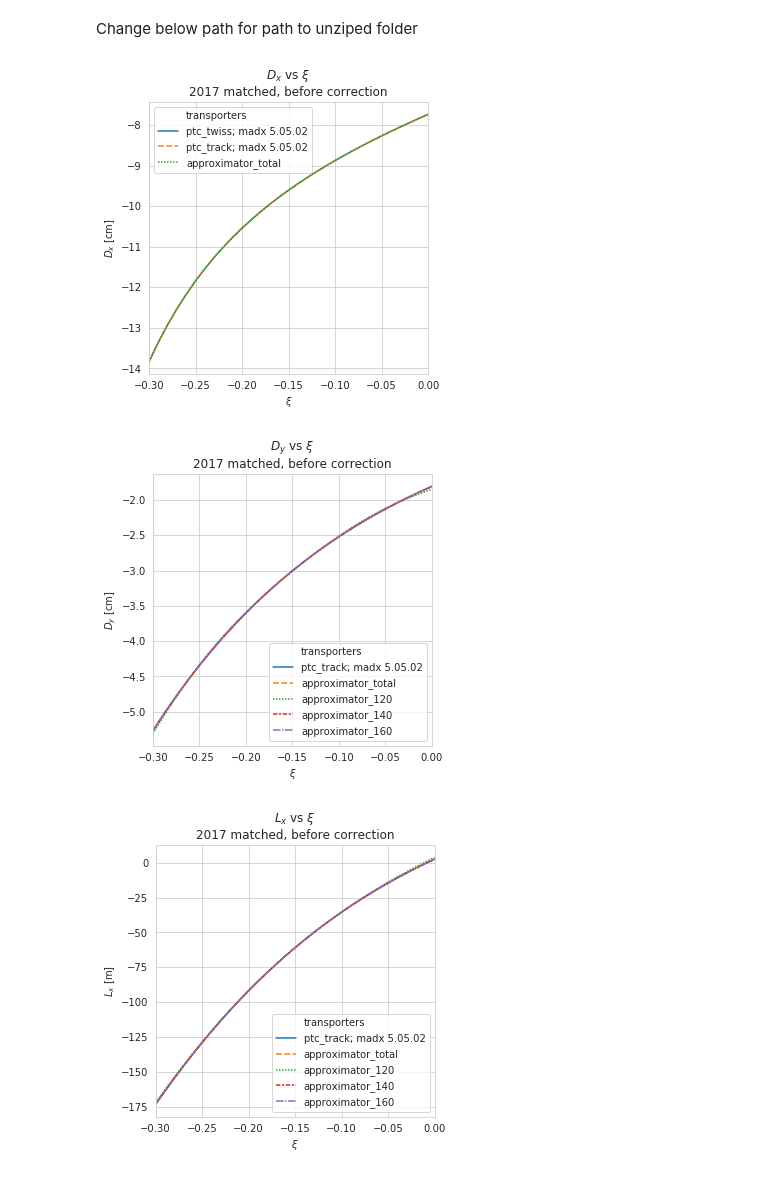
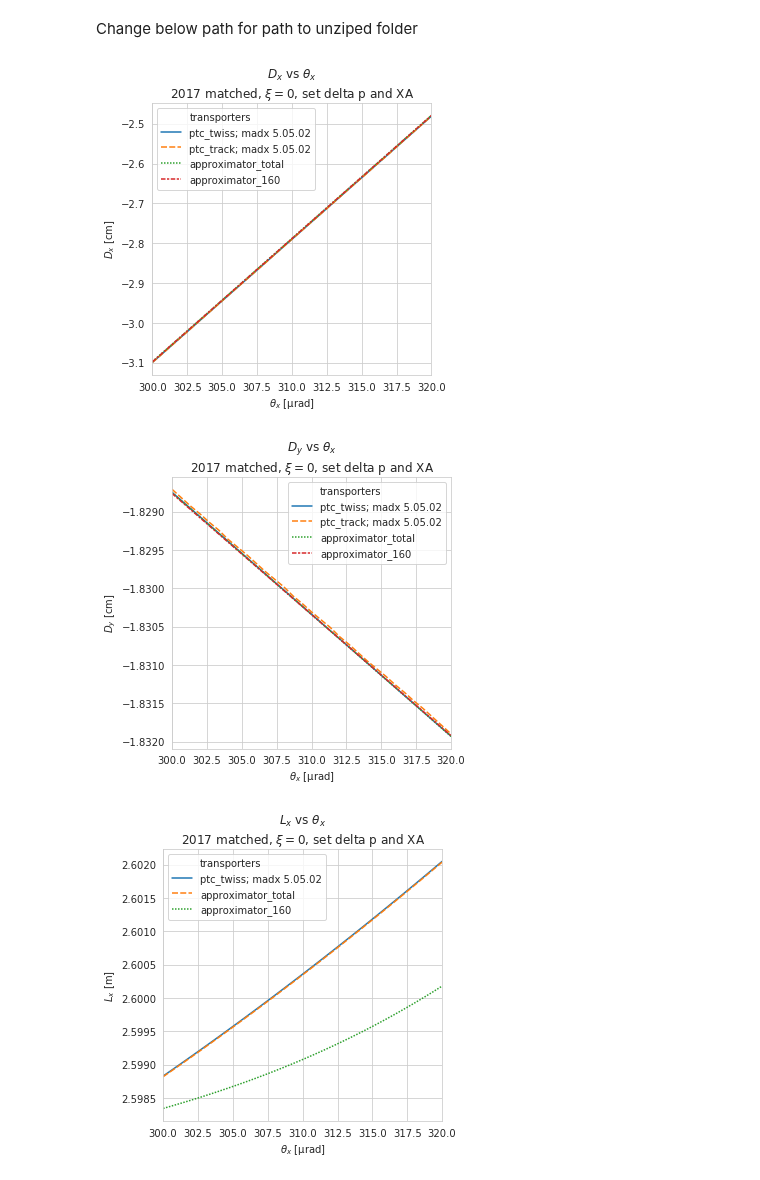
Before and after one commit to mucharafal/optics_generator_python, a Jupyter notebook: notebooks/Optics Parameters Compare 2017 Matched.ipynb, the cells around one changed output. Cells and saved outputs as stored; diff of their text form; code cells hidden in the pictures.

Commit message:
Add compare transport errors

```diff
--- a/notebooks/Optics Parameters Compare 2017 Matched.ipynb
+++ b/notebooks/Optics Parameters Compare 2017 Matched.ipynb
@@ -55,7 +55,7 @@ source_folder_name = "optics_generator_python"
 path_to_sources = os.path.join(path_to_project, source_folder_name)
 approximator_140 = app_runner.get_approximator(path_to_sources, path_to_file, approximator_name)
 # %%
-parametrisation_file_name = "parametrization_6500GeV_0p4_160.root"
+parametrisation_file_name = "new_parametrization_6500GeV_0p4_160.root"
 approximator_name = "ip5_to_station_220_h_2_lhcb1"
 path_to_file = os.path.join(path_to_project, folder_name, parametrisation_file_name)
 source_folder_name = "optics_generator_python"
@@ -64,20 +64,20 @@ approximator_160 = app_runner.get_approximator(path_to_sources, path_to_file, ap
 # %%
 x_mean = 0
 sigma_x = 0
-theta_x_mean = 150e-6
-sigma_theta_x = 0
+theta_x_mean = 160e-6 + 150e-6
+sigma_theta_x = 10e-6
 y_mean = -1.5e-3
 sigma_y = 0
 theta_y_mean = 0
 sigma_theta_y = 0
-pt_mean = -0.15
-sigma_pt = 0.15
+pt_mean = -0.0
+sigma_pt = 0
 
 x_resolution = 1
-theta_x_resolution = 1
+theta_x_resolution = 31
 y_resolution = 1
 theta_y_resolution = 1
-pt_resolution = 31
+pt_resolution = 1
 
 bunch_configuration = buc.BunchConfiguration.from_sigma(x_mean, sigma_x, x_resolution,
                                                        theta_x_mean, sigma_theta_x, theta_x_resolution,
@@ -85,12 +85,12 @@ bunch_configuration = buc.BunchConfiguration.from_sigma(x_mean, sigma_x, x_resol
                                                        theta_y_mean, sigma_theta_y, theta_y_resolution,
                                                         pt_mean, sigma_pt, pt_resolution)
 # %%
-title_sufix = r"2017 matched, before correction"
+title_sufix = r"2017 matched, $\xi=0$, set delta p and XA"
 transporter1 = "ptc_twiss; madx 5.05.02"
 transporter2 = "ptc_track; madx 5.05.02"
 transporter3 = "approximator_total"
-transporter4 = "approximator_120"
-transporter5 = "approximator_140"
+# transporter4 = "approximator_120"
+# transporter5 = "approximator_140"
 transporter6 = "approximator_160"
 # %%
 optical_functions_dx = {
@@ -99,42 +99,42 @@ optical_functions_dx = {
     transporter3: (app_op.compute_d_x, approximator),
 #     transporter4: (app_op.compute_d_x, approximator_120),
 #     transporter5: (app_op.compute_d_x, approximator_140),
-#     transporter6: (app_op.compute_d_x, approximator_160)
+    transporter6: (app_op.compute_d_x, approximator_160)
 }
 optical_functions_dy = {
-#     transporter1: (twiss_optics_parameters.compute_d_y, twiss_configuration),
+    transporter1: (twiss_optics_parameters.compute_d_y, twiss_configuration),
     transporter2: (track_optics_parameters.compute_d_y, track_configuration),
     transporter3: (app_op.compute_d_y, approximator),
-    transporter4: (app_op.compute_d_y, approximator_120),
-    transporter5: (app_op.compute_d_y, approximator_140),
+#     transporter4: (app_op.compute_d_y, approximator_120),
+#     transporter5: (app_op.compute_d_y, approximator_140),
     transporter6: (app_op.compute_d_y, approximator_160)
 }
 optical_functions_lx = {
-#     transporter1: (twiss_optics_parameters.compute_l_x, twiss_configuration),
-    transporter2: (track_optics_parameters.compute_l_x, track_configuration),
+    transporter1: (twiss_optics_parameters.compute_l_x, twiss_configuration),
+#     transporter2: (track_optics_parameters.compute_l_x, track_configuration),
     transporter3: (app_op.compute_l_x, approximator),
-    transporter4: (app_op.compute_l_x, approximator_120),
-    transporter5: (app_op.compute_l_x, approximator_140),
+#     transporter4: (app_op.compute_l_x, approximator_120),
+#     transporter5: (app_op.compute_l_x, approximator_140),
     transporter6: (app_op.compute_l_x, approximator_160)
 }
 optical_functions_ly = {
-#     transporter1: (twiss_optics_parameters.compute_l_y, twiss_configuration),
+    transporter1: (twiss_optics_parameters.compute_l_y, twiss_configuration),
     transporter2: (track_optics_parameters.compute_l_y, track_configuration),
     transporter3: (app_op.compute_l_y, approximator),
-    transporter4: (app_op.compute_l_y, approximator_120),
-    transporter5: (app_op.compute_l_y, approximator_140),
+#     transporter4: (app_op.compute_l_y, approximator_120),
+#     transporter5: (app_op.compute_l_y, approximator_140),
     transporter6: (app_op.compute_l_y, approximator_160)
 }
 # %%
-plotter.plot_optical_functions(bunch_configuration, optical_functions_dx, "pt", "D x", title_sufix, plot_size=5)
+plotter.plot_optical_functions(bunch_configuration, optical_functions_dx, "theta x", "D x", title_sufix, plot_size=5)
 # %% [output]
-[figure, old version]
+[figure, new version]
 # %%
-plotter.plot_optical_functions(bunch_configuration, optical_functions_dy, "pt", "D y", title_sufix, plot_size=5)
+plotter.plot_optical_functions(bunch_configuration, optical_functions_dy, "theta x", "D y", title_sufix, plot_size=5)
 # %% [output]
-[figure, old version]
+[figure, new version]
 # %%
-plotter.plot_optical_functions(bunch_configuration, optical_functions_lx, "pt", "L x", title_sufix, plot_size=5)
+plotter.plot_optical_functions(bunch_configuration, optical_functions_lx, "theta x", "L x", title_sufix, plot_size=5)
 # %% [output]
-[figure, old version]
+[figure, new version]
 # %%
```
Also changed, not shown: parts of 5 cells of this notebook, 6 other files.
